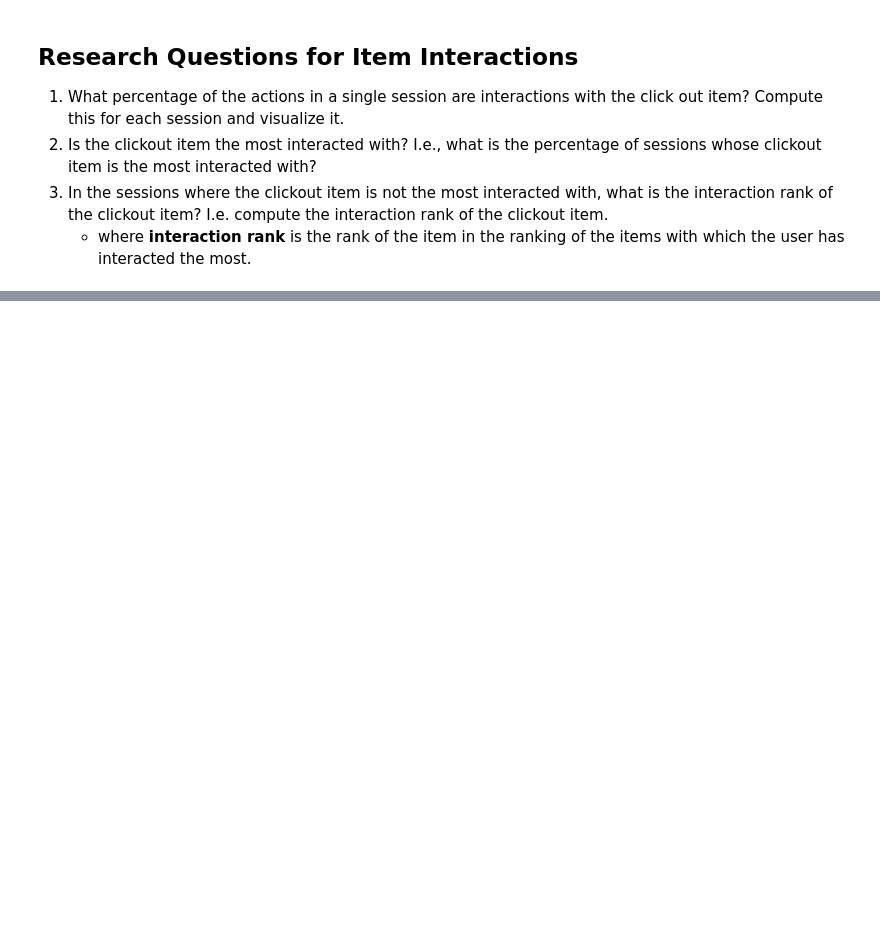
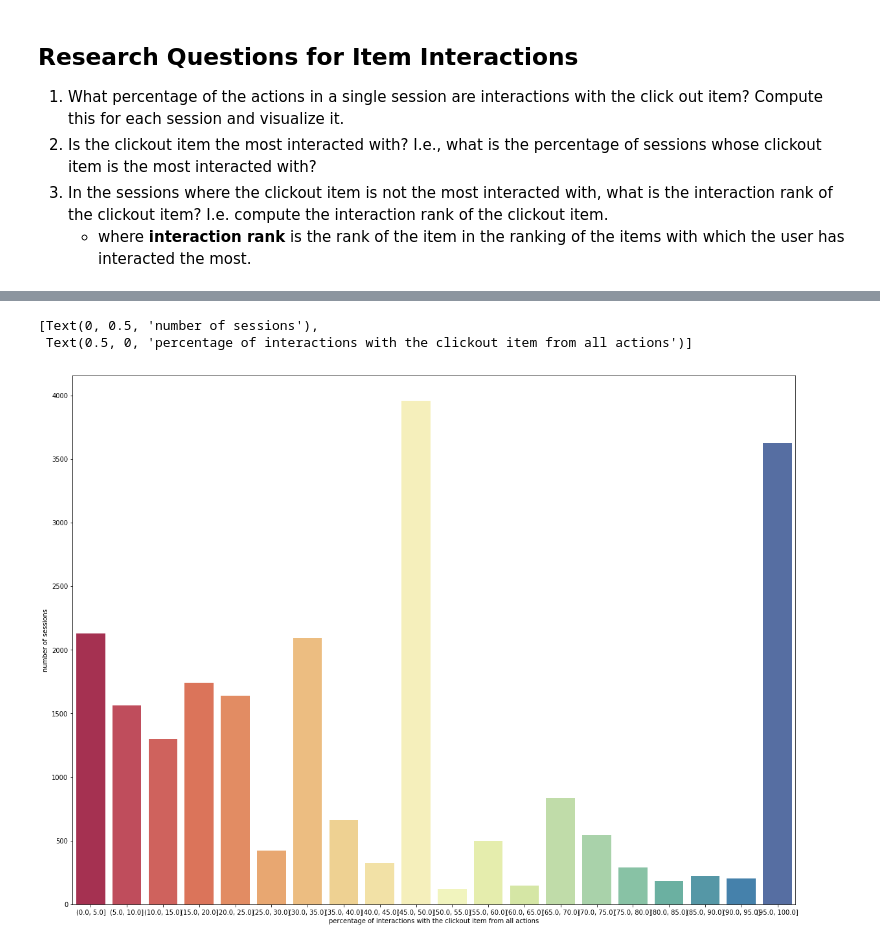
Before and after one commit to antonpetkoff/recsys-2019, a Jupyter notebook: notebooks/03-interaction-rank.ipynb, the cells around one changed output, grey strips where cells are left out. Saved outputs shown, nothing was run; the diff lists cells and outputs as text; code cells hidden in the pictures; blank space fills up the shorter version.

Commit message:
Plot statistics for interactions with clickout item

```diff
--- a/notebooks/03-interaction-rank.ipynb
+++ b/notebooks/03-interaction-rank.ipynb
@@ -268,0 +283,4 @@ df_interactions.head(100)
+# %%
+df_interaction_rank = compute_interaction_ranks(df_interactions.head(1000000))
+df_interaction_rank
+%time
@@ -268,0 +296,4 @@ df_interactions.head(100)
+# %%
+df_interaction_rank = df_interaction_rank.dropna()
+df_interaction_rank['percentage'] = df_interaction_rank['interaction count with clickout item'] / df_interaction_rank['total steps']
+df_interaction_rank
@@ -268,0 +324,3 @@ df_interactions.head(100)
+# %%
+stats = (df_interaction_rank['percentage'] * 100).value_counts().sort_index().to_frame().reset_index().rename(columns={'index': 'percentage', 'percentage': 'count'})
+stats
@@ -268,0 +346,6 @@ df_interactions.head(100)
+# %%
+bins = np.linspace(0, 100, 21)
+groups = stats.groupby(pd.cut(stats['percentage'], bins)).sum()
+groups.drop(columns='percentage')
+df_clickout_item_interactions_proportions = groups.drop(columns='percentage')
+df_clickout_item_interactions_proportions
@@ -268,0 +371,15 @@ df_interactions.head(100)
+# %%
+plt.figure(2, figsize=(20,15))
+sns.barplot(
+    x='percentage',
+    y='count',
+    data=df_clickout_item_interactions_proportions.reset_index(),
+    palette='Spectral'
+).set(
+    xlabel='percentage of interactions with the clickout item from all actions',
+    ylabel='number of sessions'
+)
+# %% [output]
+[Text(0, 0.5, 'number of sessions'),
+ Text(0.5, 0, 'percentage of interactions with the clickout item from all actions')]
+[figure, added]
```
Also changed, not shown: parts of 11 cells of this notebook.
